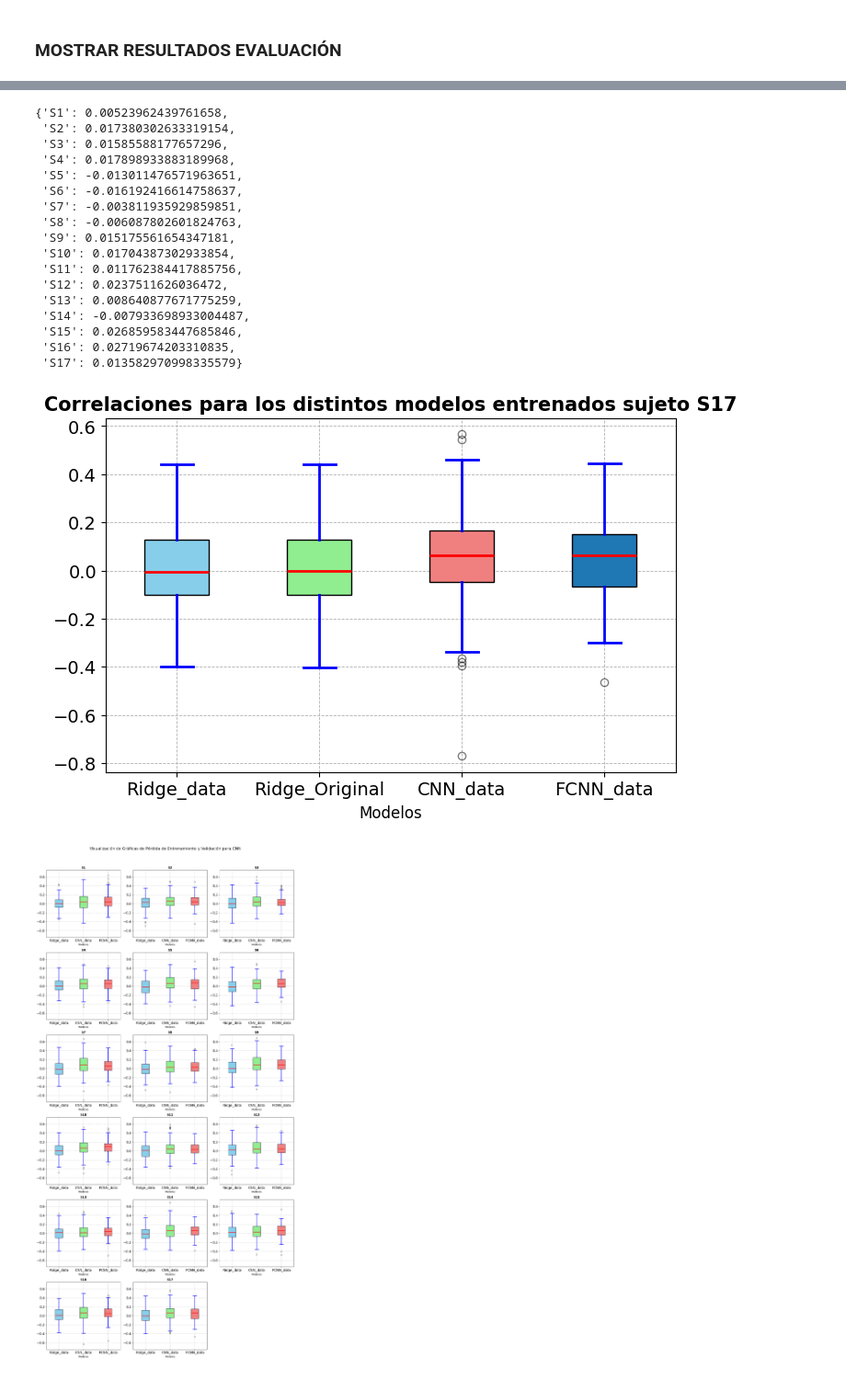
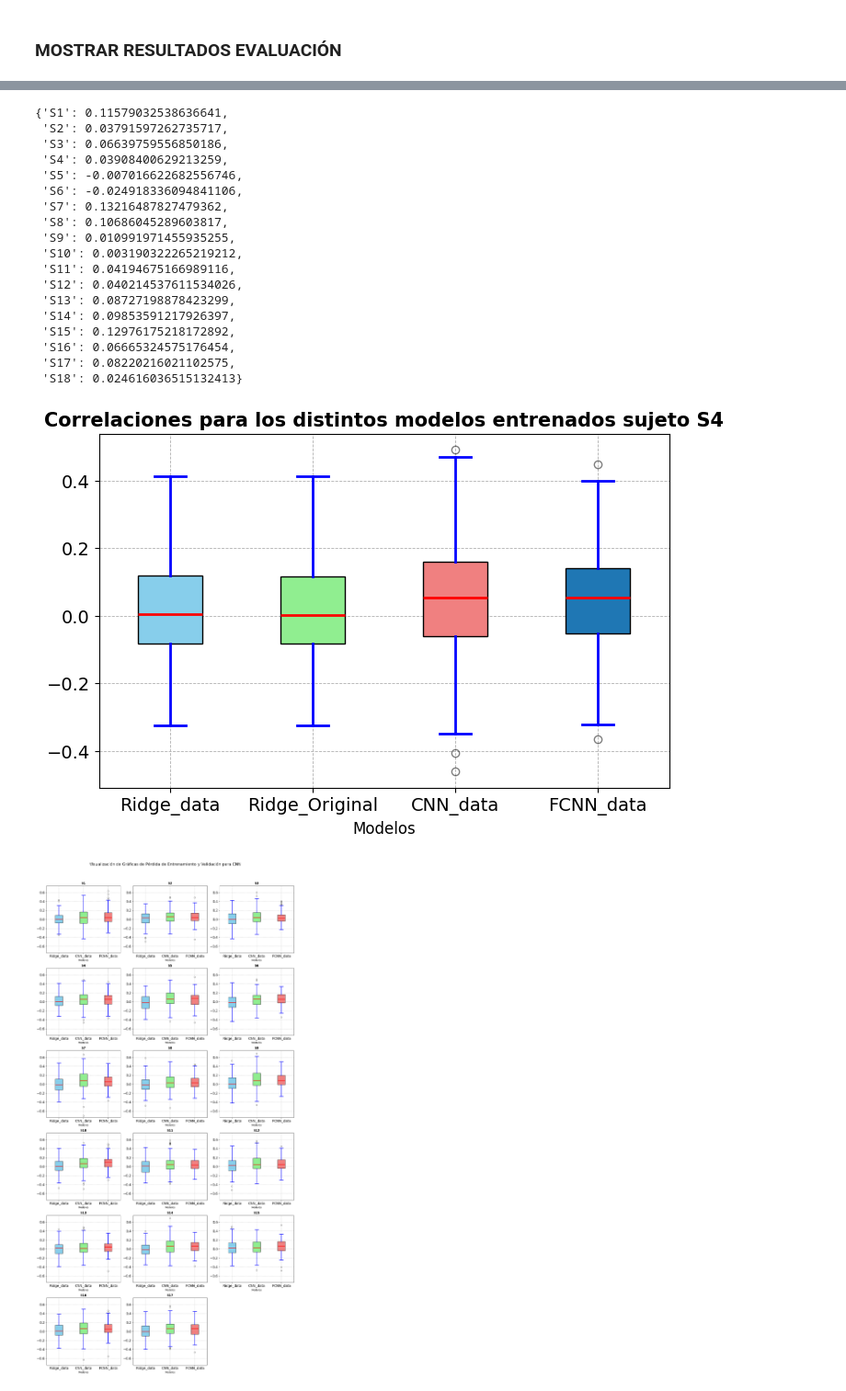
Before and after one commit to garcesote/DNN_AAD, a Jupyter notebook: visualize.ipynb, the cells around one changed output, grey strips where cells are left out. Shown at 92% size. Cells and saved outputs as stored; diff of their text form; code cells hidden in the pictures.

Commit message:
Leave-one-out Ridge/Fulsang

```diff
--- a/visualize.ipynb
+++ b/visualize.ipynb
@@ -15,15 +15,15 @@ datasets
 # %%
 # SELECT THE DATASET
-dataset = datasets[0]
+dataset = datasets[1]
 # %%
-n_subjects = 18 # 18
+n_subjects = 13 # 18
 subjects = ['S'+str(n+1) for n in range(n_subjects)]
 # %%
 train_metrics = {}
 models = ['CNN', 'FCNN']
 sets = ['train', 'val']
 
-key = '17_07'
+key = '19_07'
 
 for model in models:
     for set in sets:
@@ -109,7 +109,7 @@ axs = axs.flatten()
 idx = 0
 
 # Select the subject
-n = 15
+n = 10
 subj = get_subject(n, n_subj)
 
 for n in range(2):
@@ -167,29 +167,30 @@ n_subjects = len(CNN_Results)
 subjects = ['S'+str(n+1) for n in range(n_subjects)]
 # %%
 # MOSTRAR MEDIAS
-means = {subj:np.mean(results) for subj, results in Ridge_Results.items()}
+means = {subj:np.mean(results) for subj, results in Ridge_Original_Results.items()}
 means
 # %% [output]
-{'S1': 0.00523962439761658,
- 'S2': 0.017380302633319154,
- 'S3': 0.01585588177657296,
- 'S4': 0.017898933883189968,
- 'S5': -0.013011476571963651,
- 'S6': -0.016192416614758637,
- 'S7': -0.003811935929859851,
- 'S8': -0.006087802601824763,
- 'S9': 0.015175561654347181,
- 'S10': 0.01704387302933854,
- 'S11': 0.011762384417885756,
- 'S12': 0.0237511626036472,
- 'S13': 0.008640877671775259,
- 'S14': -0.007933698933004487,
- 'S15': 0.026859583447685846,
- 'S16': 0.02719674203310835,
- 'S17': 0.013582970998335579}
+{'S1': 0.11579032538636641,
+ 'S2': 0.03791597262735717,
+ 'S3': 0.06639759556850186,
+ 'S4': 0.03908400629213259,
+ 'S5': -0.007016622682556746,
+ 'S6': -0.024918336094841106,
+ 'S7': 0.13216487827479362,
+ 'S8': 0.10686045289603817,
+ 'S9': 0.010991971455935255,
+ 'S10': 0.003190322265219212,
+ 'S11': 0.04194675166989116,
+ 'S12': 0.040214537611534026,
+ 'S13': 0.08727198878423299,
+ 'S14': 0.09853591217926397,
+ 'S15': 0.12976175218172892,
+ 'S16': 0.06665324575176454,
+ 'S17': 0.08220216021102575,
+ 'S18': 0.024616036515132413}
 # %%
 # EJEMPLO POR SUJETO
-subj = subjects[16]
+subj = subjects[3]
 CNN_data = CNN_Results[subj]
 FCNN_data = FCNN_Results[subj]
 Ridge_data = Ridge_Results[subj]
@@ -207,34 +208,34 @@ colors = ['skyblue', 'lightgreen', 'lightcoral']
 for patch, color in zip(box['boxes'], colors):
     patch.set_facecolor(color)
 
 # Personalizar otros elementos del gráfico
 for whisker in box['whiskers']:
     whisker.set(color='blue', linewidth=2)
 
 for cap in box['caps']:
     cap.set(color='blue', linewidth=2)
 
 for median in box['medians']:
     median.set(color='red', linewidth=2)
 
 for flier in box['fliers']:
     flier.set(marker='o', color='red', alpha=0.5)
 
 # Añadir título y etiquetas
 plt.title('Correlaciones para los distintos modelos entrenados sujeto '+subj, fontsize=15, fontweight='bold')
 plt.xlabel('Modelos', fontsize=12)
 plt.xticks([1, 2, 3, 4], ['Ridge_data', 'Ridge_Original', 'CNN_data', 'FCNN_data'], fontsize=14)  # Etiquetas personalizadas
 
 # Añadir rejilla para mayor legibilidad
 plt.grid(True, linestyle='--', linewidth=0.6)
 
 # Personalizar ejes
 plt.tick_params(axis='both', which='major', labelsize=14)
 
 # Mostrar el gráfico
 plt.show()
 # %% [output]
-[figure, old version]
+[figure, new version]
 # %%
 n_plots = len(FCNN_Results.keys())
 
```
Also changed, not shown: parts of 9 cells of this notebook, 5 other files.
